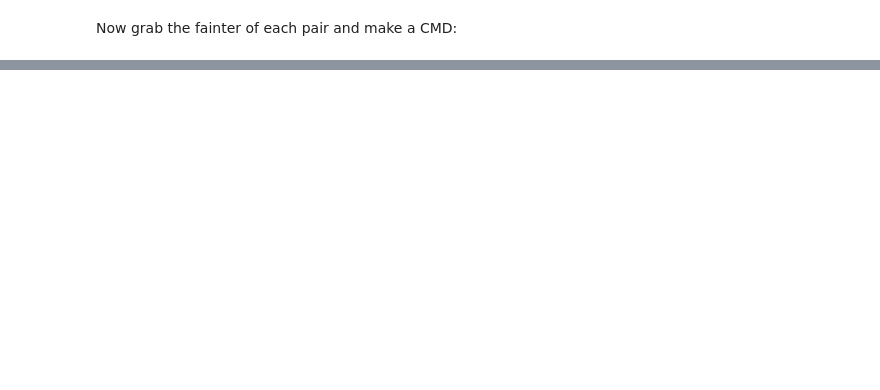
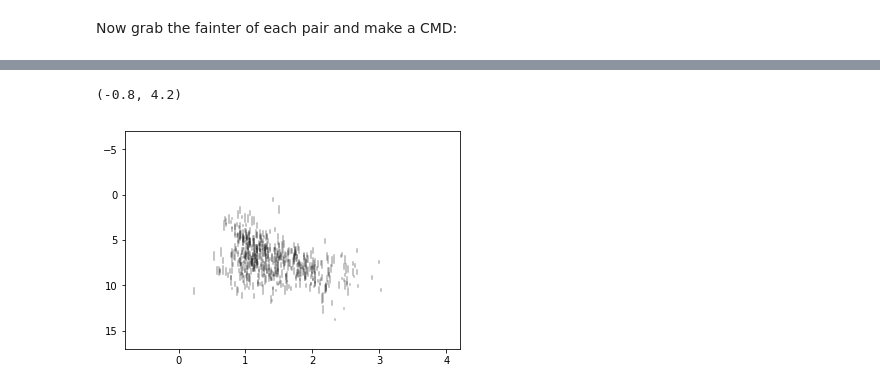
Before and after one commit to megbedell/kepler-pairs, a Jupyter notebook: notebooks/bettertogether.ipynb, the cells around one changed output, grey strips where cells are left out. Drawn from its saved outputs; the diff is of its cells as text; code cells hidden in the pictures; blank space fills up the shorter version.

```diff
--- a/notebooks/bettertogether.ipynb
+++ b/notebooks/bettertogether.ipynb
@@ -182,0 +191,15 @@ np.savetxt('../data/bettertogetherpairs.txt', np.vstack([pairs_indfaints, pairs_
+# %%
+better_plx = []
+better_plx_err = []
+for i1, i2 in zip(pairs_indfaints, pairs_indbrights):
+    star1 = gaia_src_tbl.iloc[i1]
+    star2 = gaia_src_tbl.iloc[i2]
+    cinv1 = np.linalg.inv(make_cov(star1))
+    cinv2 = np.linalg.inv(make_cov(star2))
+    C = np.linalg.inv(cinv1 + cinv2)
+    x = np.dot(C, np.dot(cinv1, make_x(star1))
+                      + np.dot(cinv2, make_x(star2)))
+    better_plx.append(x[0])
+    better_plx_err.append(np.sqrt(C[0,0]))
+better_plx = np.array(better_plx)
+better_plx_err = np.array(better_plx_err)
@@ -182,0 +216,15 @@ np.savetxt('../data/bettertogetherpairs.txt', np.vstack([pairs_indfaints, pairs_
+# %%
+better_dist1a = 1.e3/(better_plx + better_plx_err)
+tiny = 1e-6
+better_dist1b = 1.e3/np.clip(better_plx - better_plx_err, tiny, np.Inf)
+better_absg1a = gmag1 - 5.*(np.log10(better_dist1a) - 1.)
+better_absg1b = gmag1 - 5.*(np.log10(better_dist1b) - 1.)
+# %%
+for c, (a, b) in zip(bp_rp1, zip(better_absg1a, better_absg1b)):
+    if np.abs(a - b) < 1.0:
+        plt.plot([c, c], [a, b], 'k-', alpha=0.3)
+plt.ylim([17,-7])
+plt.xlim([-0.8, 4.2])
+# %% [output]
+(-0.8, 4.2)
+[figure, added]
```
Also changed, not shown: parts of 12 cells of this notebook, 2 other files.
